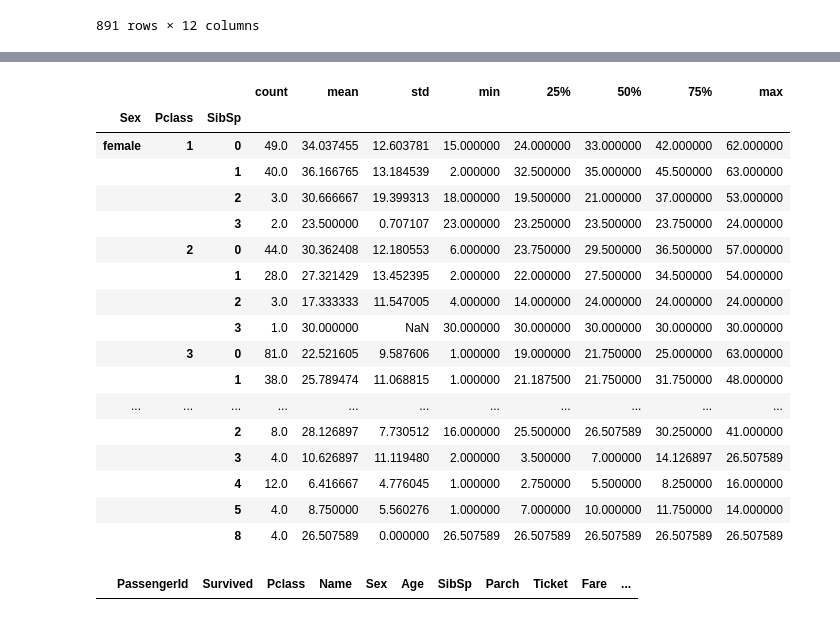
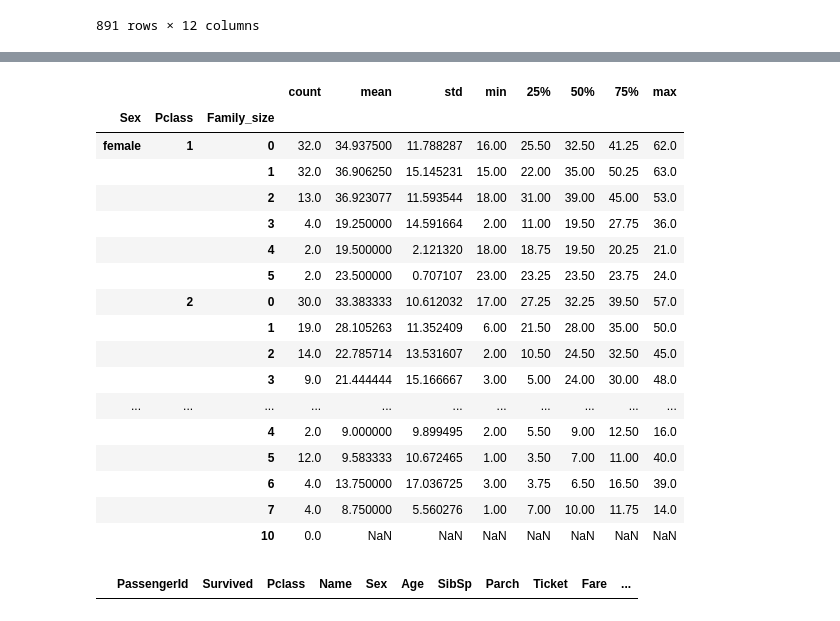
Before and after one commit to incardo/Kaggle---Titanic---Machine-Learning-from-Disaster, a Jupyter notebook: getting-started-with-titanic.ipynb, the cells around one changed output, grey strips where cells are left out. Drawn from its saved outputs; the diff is of its cells as text; code cells hidden in the pictures.

```diff
--- a/getting-started-with-titanic.ipynb
+++ b/getting-started-with-titanic.ipynb
@@ -305,2 +314,2 @@ sns.pairplot(train_data, hue="Survived")
 # %%
-train_data["Family_size"] = train_data["Parch"] + train_data["SibSp"]
+train_data["Family_size"] = train_data["Parch"] + train_data["SibSp"]+1
@@ -339,24 +370,24 @@ train_data.set_index('Age').isna().sum(level=0)
 # %%
-train_data.groupby(["Sex", 'Pclass', 'SibSp']).Age.describe()
+train_data.groupby(["Sex", 'Pclass', 'Family_size']).Age.describe()
 # %% [output]
 |  |  |  | count | mean | std | min | 25% | 50% | 75% | max |
-| Sex | Pclass | SibSp |  |  |  |  |  |  |  |  |
-| female | 1 | 0 | 49.0 | 34.037455 | 12.603781 | 15.000000 | 24.000000 | 33.000000 | 42.000000 | 62.000000 |
-|  |  | 1 | 40.0 | 36.166765 | 13.184539 | 2.000000 | 32.500000 | 35.000000 | 45.500000 | 63.000000 |
-|  |  | 2 | 3.0 | 30.666667 | 19.399313 | 18.000000 | 19.500000 | 21.000000 | 37.000000 | 53.000000 |
-|  |  | 3 | 2.0 | 23.500000 | 0.707107 | 23.000000 | 23.250000 | 23.500000 | 23.750000 | 24.000000 |
-|  | 2 | 0 | 44.0 | 30.362408 | 12.180553 | 6.000000 | 23.750000 | 29.500000 | 36.500000 | 57.000000 |
-|  |  | 1 | 28.0 | 27.321429 | 13.452395 | 2.000000 | 22.000000 | 27.500000 | 34.500000 | 54.000000 |
-|  |  | 2 | 3.0 | 17.333333 | 11.547005 | 4.000000 | 14.000000 | 24.000000 | 24.000000 | 24.000000 |
-|  |  | 3 | 1.0 | 30.000000 | NaN | 30.000000 | 30.000000 | 30.000000 | 30.000000 | 30.000000 |
-|  | 3 | 0 | 81.0 | 22.521605 | 9.587606 | 1.000000 | 19.000000 | 21.750000 | 25.000000 | 63.000000 |
-|  |  | 1 | 38.0 | 25.789474 | 11.068815 | 1.000000 | 21.187500 | 21.750000 | 31.750000 | 48.000000 |
+| Sex | Pclass | Family_size |  |  |  |  |  |  |  |  |
+| female | 1 | 0 | 32.0 | 34.937500 | 11.788287 | 16.00 | 25.50 | 32.50 | 41.25 | 62.0 |
+|  |  | 1 | 32.0 | 36.906250 | 15.145231 | 15.00 | 22.00 | 35.00 | 50.25 | 63.0 |
+|  |  | 2 | 13.0 | 36.923077 | 11.593544 | 18.00 | 31.00 | 39.00 | 45.00 | 53.0 |
+|  |  | 3 | 4.0 | 19.250000 | 14.591664 | 2.00 | 11.00 | 19.50 | 27.75 | 36.0 |
+|  |  | 4 | 2.0 | 19.500000 | 2.121320 | 18.00 | 18.75 | 19.50 | 20.25 | 21.0 |
+|  |  | 5 | 2.0 | 23.500000 | 0.707107 | 23.00 | 23.25 | 23.50 | 23.75 | 24.0 |
+|  | 2 | 0 | 30.0 | 33.383333 | 10.612032 | 17.00 | 27.25 | 32.25 | 39.50 | 57.0 |
+|  |  | 1 | 19.0 | 28.105263 | 11.352409 | 6.00 | 21.50 | 28.00 | 35.00 | 50.0 |
+|  |  | 2 | 14.0 | 22.785714 | 13.531607 | 2.00 | 10.50 | 24.50 | 32.50 | 45.0 |
+|  |  | 3 | 9.0 | 21.444444 | 15.166667 | 3.00 | 5.00 | 24.00 | 30.00 | 48.0 |
 | ... | ... | ... | ... | ... | ... | ... | ... | ... | ... | ... |
-|  |  | 2 | 8.0 | 28.126897 | 7.730512 | 16.000000 | 25.500000 | 26.507589 | 30.250000 | 41.000000 |
-|  |  | 3 | 4.0 | 10.626897 | 11.119480 | 2.000000 | 3.500000 | 7.000000 | 14.126897 | 26.507589 |
-|  |  | 4 | 12.0 | 6.416667 | 4.776045 | 1.000000 | 2.750000 | 5.500000 | 8.250000 | 16.000000 |
-|  |  | 5 | 4.0 | 8.750000 | 5.560276 | 1.000000 | 7.000000 | 10.000000 | 11.750000 | 14.000000 |
-|  |  | 8 | 4.0 | 26.507589 | 0.000000 | 26.507589 | 26.507589 | 26.507589 | 26.507589 | 26.507589 |
+|  |  | 4 | 2.0 | 9.000000 | 9.899495 | 2.00 | 5.50 | 9.00 | 12.50 | 16.0 |
+|  |  | 5 | 12.0 | 9.583333 | 10.672465 | 1.00 | 3.50 | 7.00 | 11.00 | 40.0 |
+|  |  | 6 | 4.0 | 13.750000 | 17.036725 | 3.00 | 3.75 | 6.50 | 16.50 | 39.0 |
+|  |  | 7 | 4.0 | 8.750000 | 5.560276 | 1.00 | 7.00 | 10.00 | 11.75 | 14.0 |
+|  |  | 10 | 0.0 | NaN | NaN | NaN | NaN | NaN | NaN | NaN |
 # %%
 train_data["Age"] =  train_data.groupby(["Sex", 'Pclass']).Age.transform(lambda x: x.fillna(x.mean()))
 # %%
```
Also changed, not shown: parts of 12 cells of this notebook.
